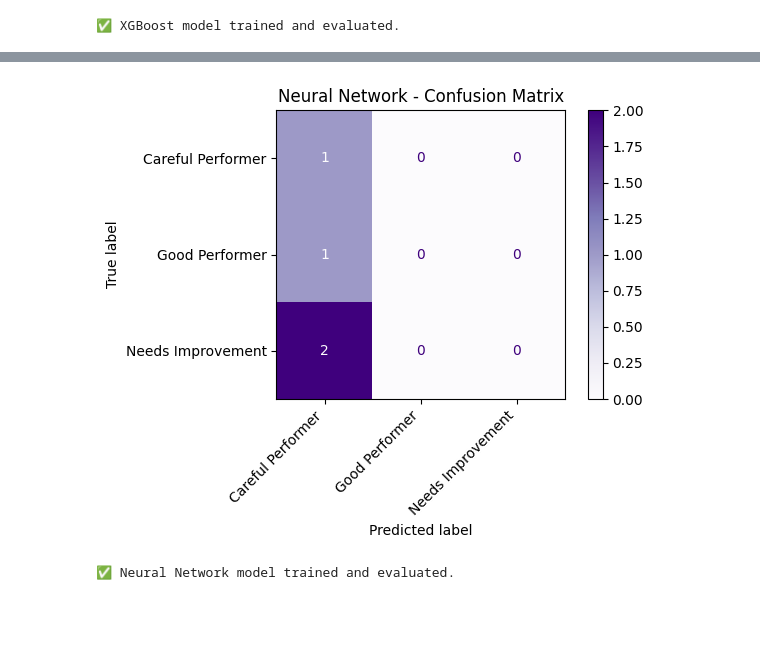
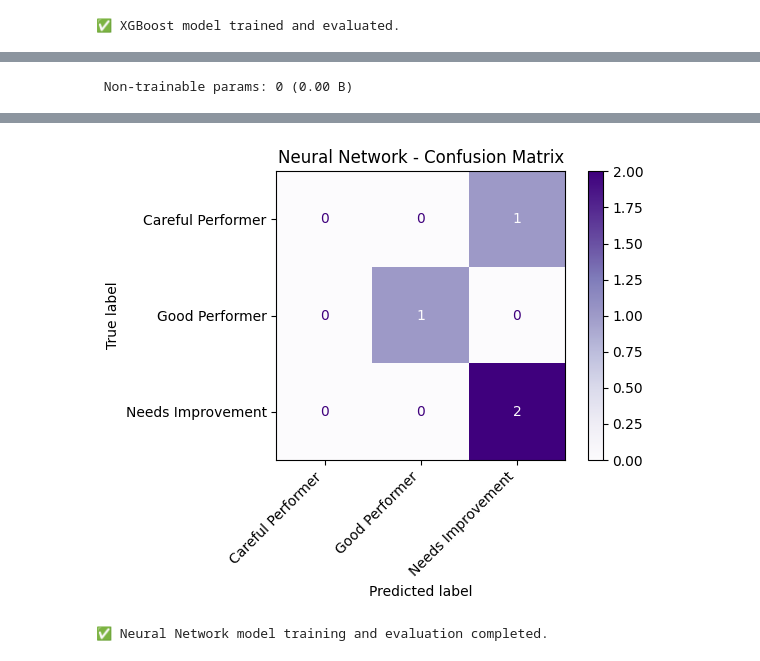
Before and after one commit to Md-iftikher/Md-ftikher-Azam_2312076042_CSE445, a Jupyter notebook: Mini_Project_2/cse445_project_2.ipynb, the cells around one changed output, grey strips where cells are left out. Drawn from its saved outputs; the diff is of its cells as text; code cells hidden in the pictures; blank space fills up the shorter version.

```diff
--- a/Mini_Project_2/cse445_project_2.ipynb
+++ b/Mini_Project_2/cse445_project_2.ipynb
@@ -341,62 +345,89 @@ Needs Improvement       1.00      1.00      1.00         2
 [figure]
 ✅ XGBoost model trained and evaluated.
 # %%
-# Cell 7: Apply Neural Network Algorithm
+# Cell 7: Neural Network Algorithm (Improved for Small Dataset)
 # Purpose: Build, train, and evaluate a simple feedforward neural network.
+# Note: With only 16 samples, deep learning is limited. This is for demonstration.
+# Strategy: Use a very small network to avoid overfitting.
 
 print("\n" + "="*60)
 print("MODEL 3: NEURAL NETWORK (FEEDFORWARD)")
 print("="*60)
 
 # Get input dimensions dynamically
-n_features = X_train.shape[1]
-n_classes = len(label_encoder.classes_)
+n_features = X_train.shape[1]    # Number of input features (e.g., 4)
+n_classes = len(label_encoder.classes_)   # Number of output classes (e.g., 3)
 
-# Build model architecture
+# --- Build a very simple model to prevent overfitting ---
 nn_model = Sequential([
-    Input(shape=(n_features,)),           # Input layer
-    Dense(16, activation='relu'),         # Hidden layer 1
-    Dense(8, activation='relu'),          # Hidden layer 2
-    Dense(n_classes, activation='softmax') # Output layer (softmax for multi-class)
+    Input(shape=(n_features,)),
+    # Input layer: expects 4 features
+    Dense(8, activation='relu'),
+    Dense(4, activation='relu'),
+    # Dense(16, activation='relu'),
+    # Dense(8, activation='relu'),
+    Dense(n_classes, activation='softmax')
 ])
 
-# Compile model
+# --- Compile the model ---
+# Using standard settings for multi-class classification with integer labels
 nn_model.compile(
     optimizer='adam',
-    loss='sparse_categorical_crossentropy',  # For integer labels
+    loss='sparse_categorical_crossentropy',  # Correct for integer-encoded labels
     metrics=['accuracy']
 )
 
-# Train the model (quietly, to avoid clutter)
-print("🧠 Training Neural Network...")
-nn_model.fit(X_train, y_train, epochs=10, batch_size=4, verbose=0)
+# --- Display model summary ---
+print("🧩 Neural Network Architecture:")
+nn_model.summary()
 
-# Predict probabilities and get predicted classes
-y_pred_nn_probs = nn_model.predict(X_test)
+# --- Train the model ---
+history = nn_model.fit(
+    X_train, y_train,
+    epochs=10,
+    batch_size=2,
+    verbose=1,
+    shuffle=False           # for Avoiding shuffling due to very small data
+)
+
+# --- Make predictions ---
+print("\n📊 Making predictions on test set...")
+y_pred_nn_probs = nn_model.predict(X_test, verbose=0)
 y_pred_nn = np.argmax(y_pred_nn_probs, axis=1)
 
-# Evaluation: Classification report
+# --- Evaluation: Classification Report ---
 print("\n📋 Neural Network - Classification Report:")
 print(classification_report(
-    y_test, y_pred_nn,
+    y_test,
+    y_pred_nn,
     target_names=label_encoder.classes_,
     zero_division=0
 ))
 
-# Confusion Matrix Visualization
+# --- Confusion Matrix Visualization ---
 print("\n🖼️  Neural Network - Confusion Matrix:")
-ConfusionMatrixDisplay.from_predictions(
-    y_test, y_pred_nn,
+disp = ConfusionMatrixDisplay.from_predictions(
+    y_test,
+    y_pred_nn,
     display_labels=label_encoder.classes_,
-    cmap=plt.cm.Purples
+    cmap=plt.cm.Purples,
+    colorbar=True
 )
+plt.title("Neural Network - Confusion Matrix")
 plt.xticks(rotation=45, ha='right')
-plt.title("Neural Network - Confusion Matrix")
 plt.tight_layout()
-plt.savefig('Neural_Network_Confusion_Matrix.jpg', dpi=300)
+
+# Save plot to file
+try:
+    plt.savefig('Neural_Network_Confusion_Matrix.jpg', dpi=300, bbox_inches='tight')
+    print("✅ Confusion matrix saved as 'Neural_Network_Confusion_Matrix.jpg'")
+except Exception as e:
+    print(f"❌ Could not save image: {e}")
+
 plt.show()
 
-print("✅ Neural Network model trained and evaluated.")
+# --- Final note ---
+print("\n✅ Neural Network model training and evaluation completed.")
 # %% [output]
 ============================================================
 MODEL 3: NEURAL NETWORK (FEEDFORWARD)
@@ -419,0 +448 @@ Needs Improvement       0.00      0.00      0.00         2
+ Non-trainable params: 0 (0.00 B)
@@ -420,2 +466,2 @@ Needs Improvement       0.00      0.00      0.00         2
-[figure, old version]
+[figure, new version]
-✅ Neural Network model trained and evaluated.
+✅ Neural Network model training and evaluation completed.
```
Also changed, not shown: parts of 4 cells of this notebook, 1 other file.
